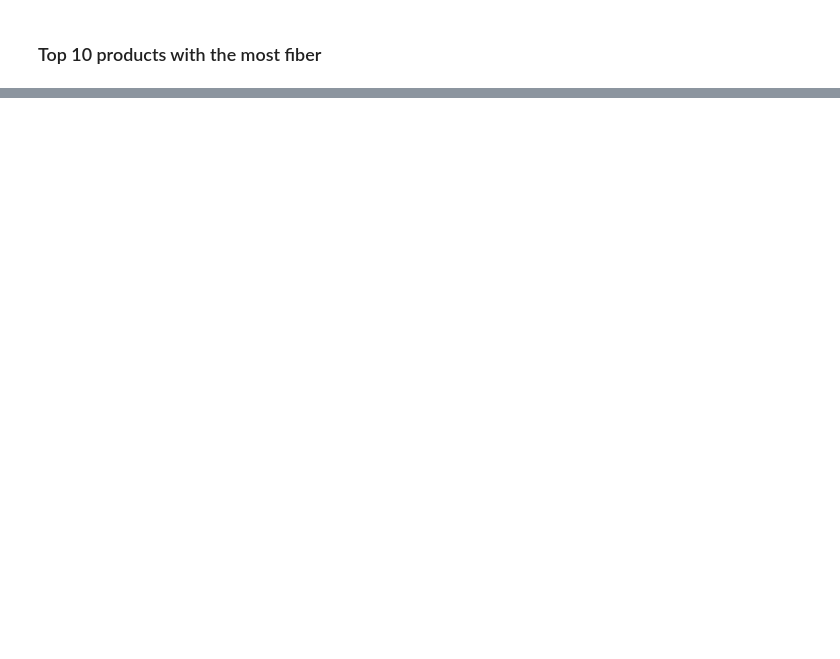
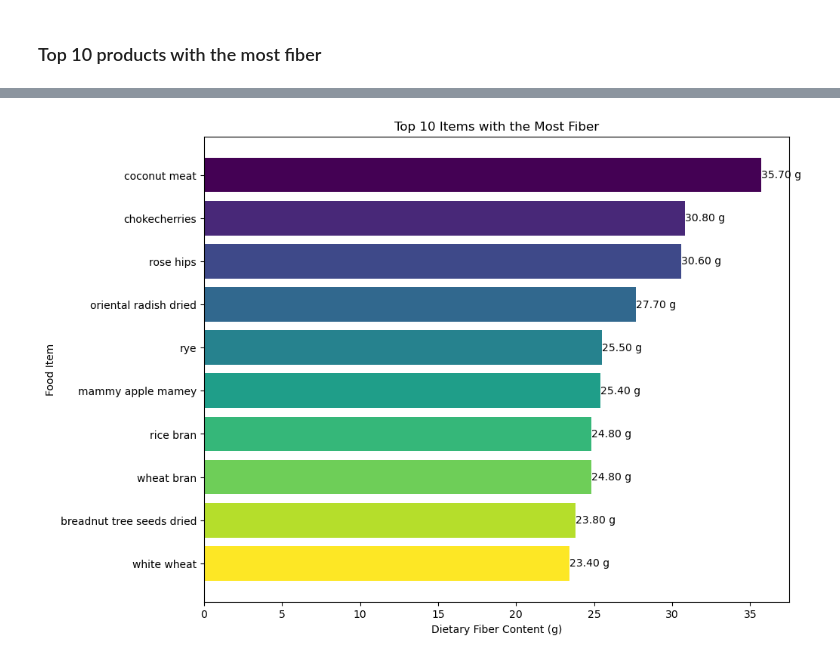
Before and after one commit to Jenner-Valdez/Food-Nutrition, a Jupyter notebook: Scripts/food_and_nutritional_values.ipynb, the cells around one changed output, grey strips where cells are left out. Saved outputs shown, nothing was run; the diff lists cells and outputs as text; code cells hidden in the pictures; blank space fills up the shorter version.

```diff
--- a/Scripts/food_and_nutritional_values.ipynb
+++ b/Scripts/food_and_nutritional_values.ipynb
@@ -368,31 +735,33 @@ top_10_fiber_filtered[['food', 'Dietary Fiber']]
 # %%
 #Generate a list of colors (e.g., using a colormap)
 colors = plt.cm.viridis(np.linspace(0, 1, len(top_10_fiber_filtered)))
 
 #Create a bar graph of the top 10 items with the most fiber
 fig, ax = plt.subplots(figsize=(10, 8))
 
 #Generate the bar chart with colors
 bars = ax.barh(top_10_fiber_filtered['food'], top_10_fiber_filtered['Dietary Fiber'], color=colors)
 
 #Add labels and title
 ax.set_xlabel('Dietary Fiber Content (g)')
 ax.set_ylabel('Food Item')
-ax.set_title('Top 10 Items with the Most Fiber (Excluding "Raw", "Wine", "Oregano", "Thyme")')
+ax.set_title('Top 10 Items with the Most Fiber')
 
 #Invert the y-axis to have the highest fiber item at the top
 ax.invert_yaxis()
 
 #Optionally, add the fiber content labels to the bars
 for bar in bars:
     ax.text(
         bar.get_width(),
         bar.get_y() + bar.get_height() / 2,
         f'{bar.get_width():,.2f} g',
         va='center'
     )
 
 #Display the graph
 plt.show()
+# %% [output]
+[figure, added]
 # %%
 #Filter the dataset for products taht have 0 fat and contain at least 15mgs of protein
```
Also changed, not shown: parts of 54 cells of this notebook.
